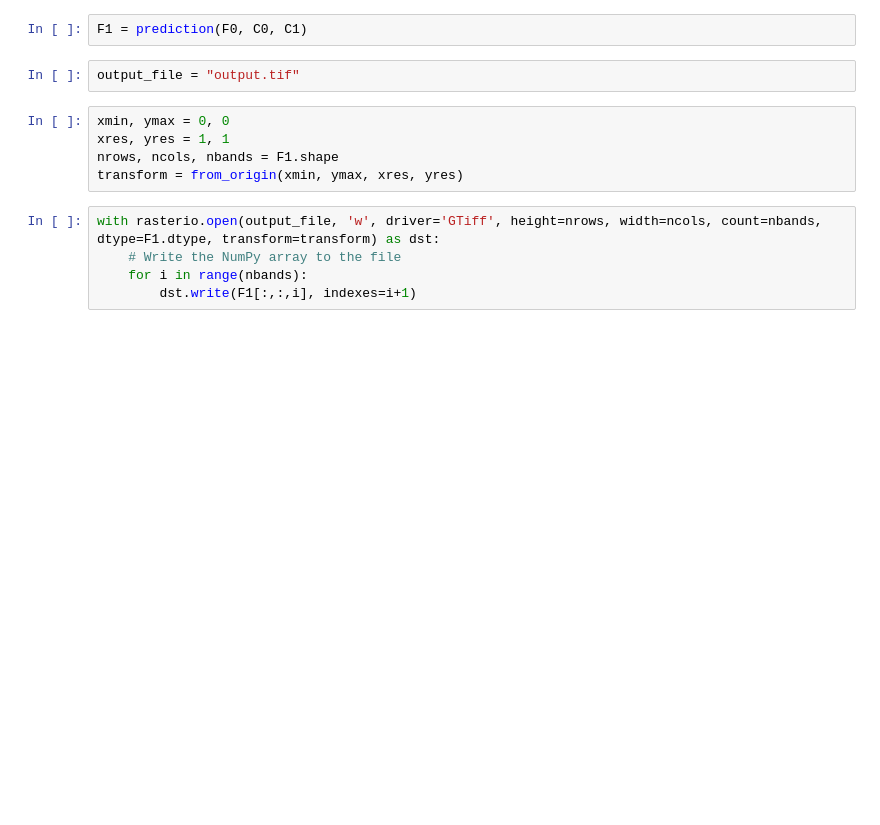
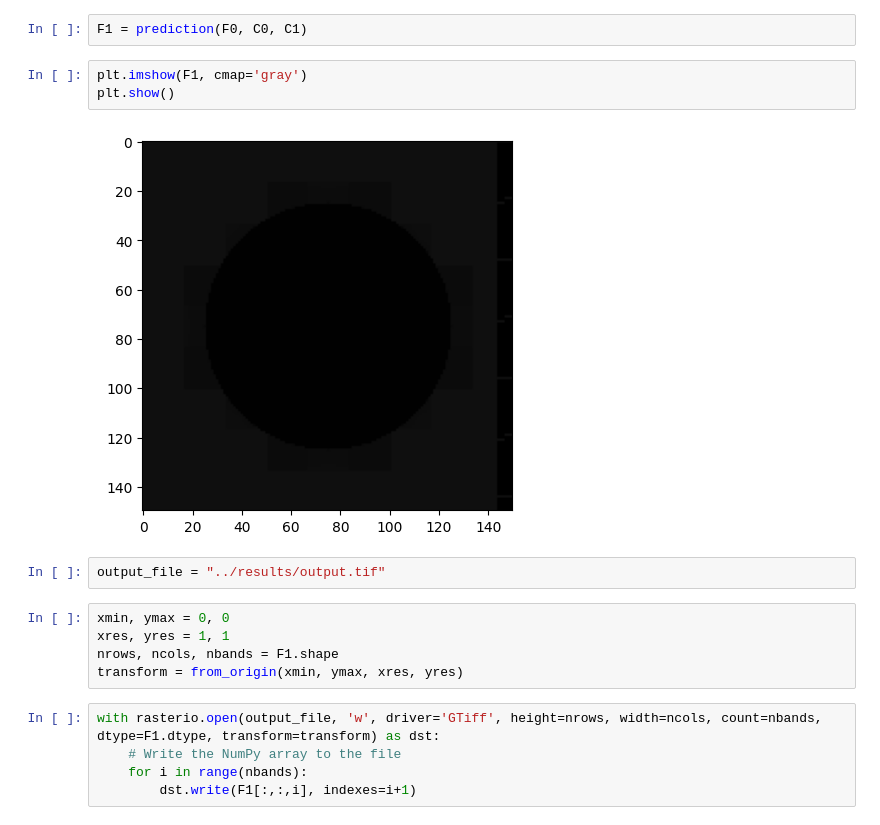
Before and after one commit to shubhroses/mySTARFM, a Jupyter notebook: src/convertArrayToImage.ipynb, the cells around one changed output. Drawn from its saved outputs; the diff is of its cells as text; blank space fills up the shorter version.

```diff
--- a/src/convertArrayToImage.ipynb
+++ b/src/convertArrayToImage.ipynb
@@ -11,7 +27,12 @@ C1 = cv2.imread("../Images/sim_MODIS_t2.tif")
 # %%
 F1 = prediction(F0, C0, C1)
+# %%
+plt.imshow(F1, cmap='gray')
+plt.show()
+# %% [output]
+[figure, added]
 # %%
-output_file = "output.tif"
+output_file = "../results/output.tif"
 # %%
 xmin, ymax = 0, 0
 xres, yres = 1, 1
```
Also changed, not shown: parts of 7 cells of this notebook, 8 other files.
